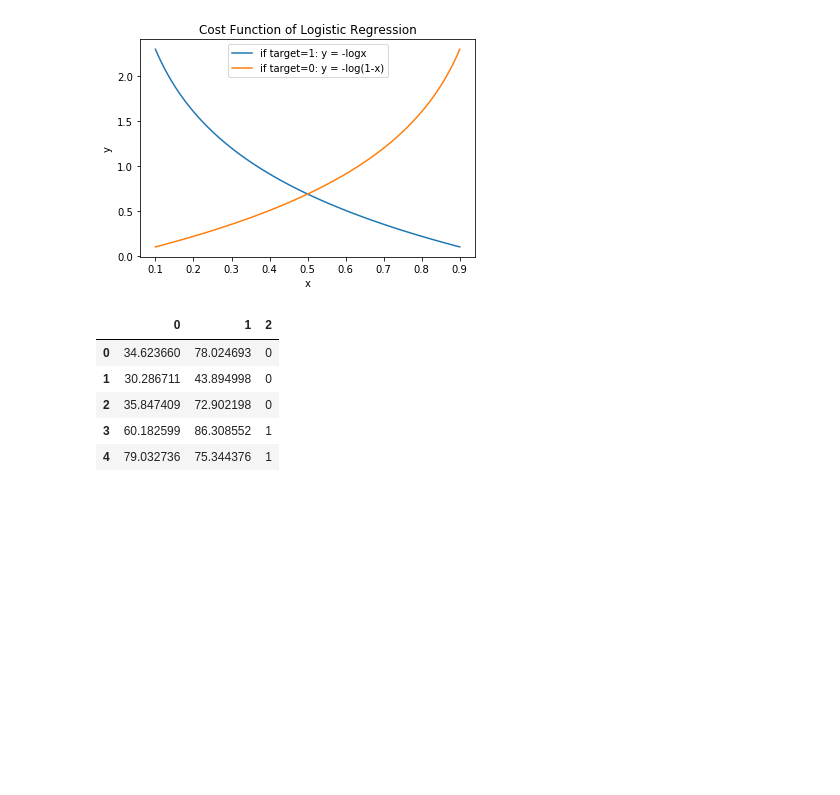
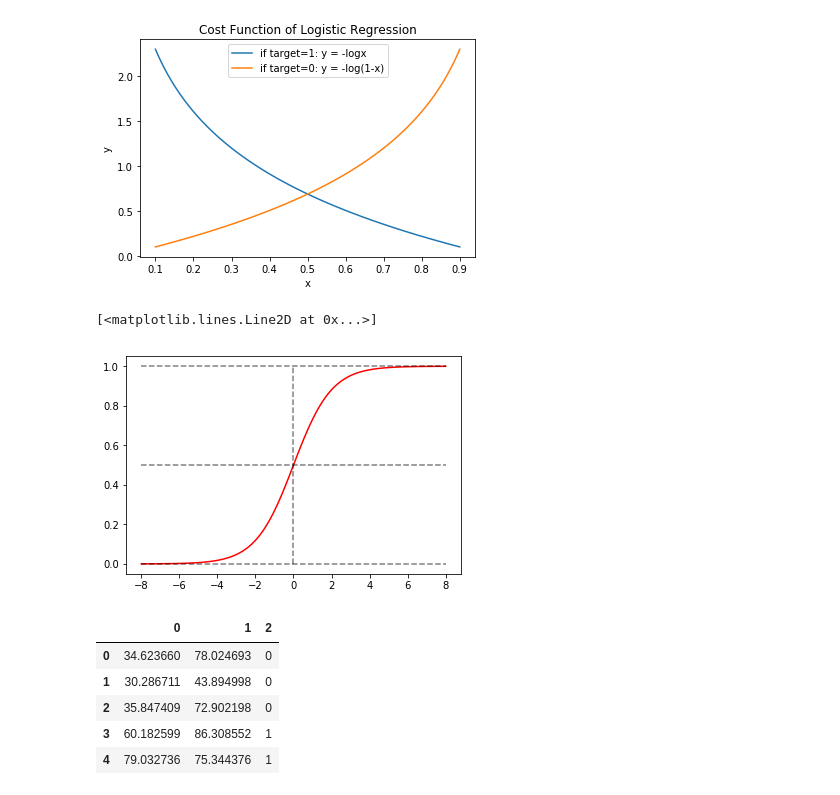
Before and after one commit to crea0414/ML_Basic, a Jupyter notebook: Logistic_Regression.ipynb, the cells around one changed output. Cells and saved outputs as stored; diff of their text form; code cells hidden in the pictures; blank space fills up the shorter version.

```diff
--- a/Logistic_Regression.ipynb
+++ b/Logistic_Regression.ipynb
@@ -91,6 +91,16 @@ plt.title('Cost Function of Logistic Regression');
 # %%
 def sigmoid(z):
     return 1 / (1 + np.exp(-z))
+# %%
+z = np.linspace(-8, 8, 100)
+plt.plot(z, sigmoid(z), 'R')
+plt.plot(z, [0.5 for i in range(len(z)) ], '--k', alpha=0.5)
+plt.plot(z, [1 for i in range(len(z)) ], '--k', alpha=0.5)
+plt.plot(z, [0 for i in range(len(z)) ], '--k', alpha=0.5)
+plt.plot([0 for i in np.linspace(0, 1, 20)], [i for i in np.linspace(0, 1, 20) ], '--k', alpha=0.5)
+# %% [output]
+[<matplotlib.lines.Line2D at 0x...>]
+[figure, added]
 # %%
 def costFunction(X, y, theta):
     return - y * (np.log(sigmoid(np.dot(X, theta)))) - (1 - y) * (np.log(1 - sigmoid(np.dot(X, theta))))
```
Also changed, not shown: parts of 6 cells of this notebook.
